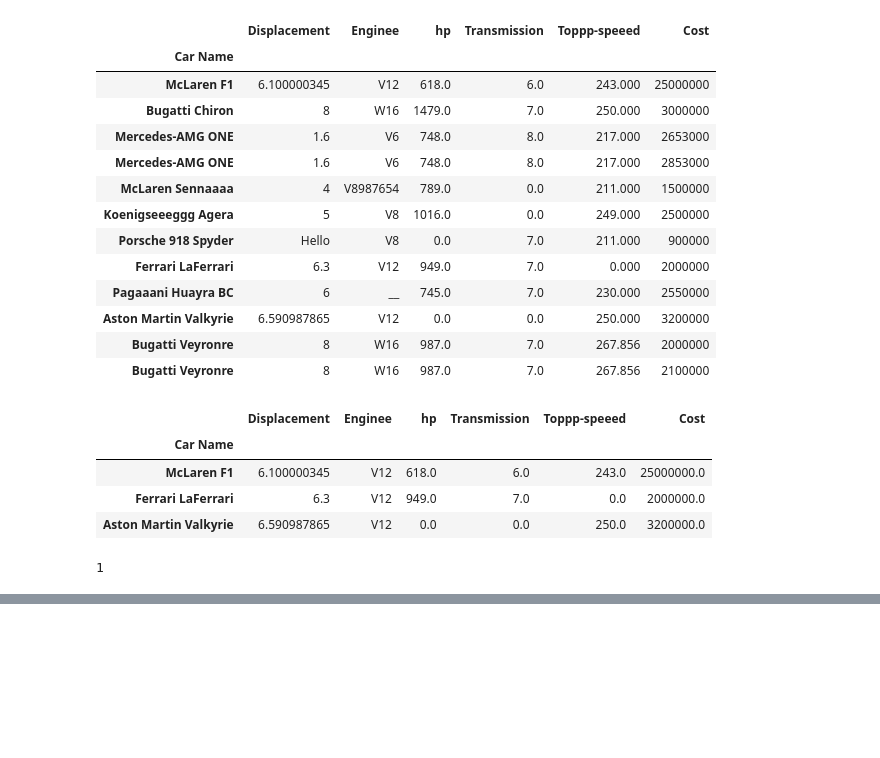
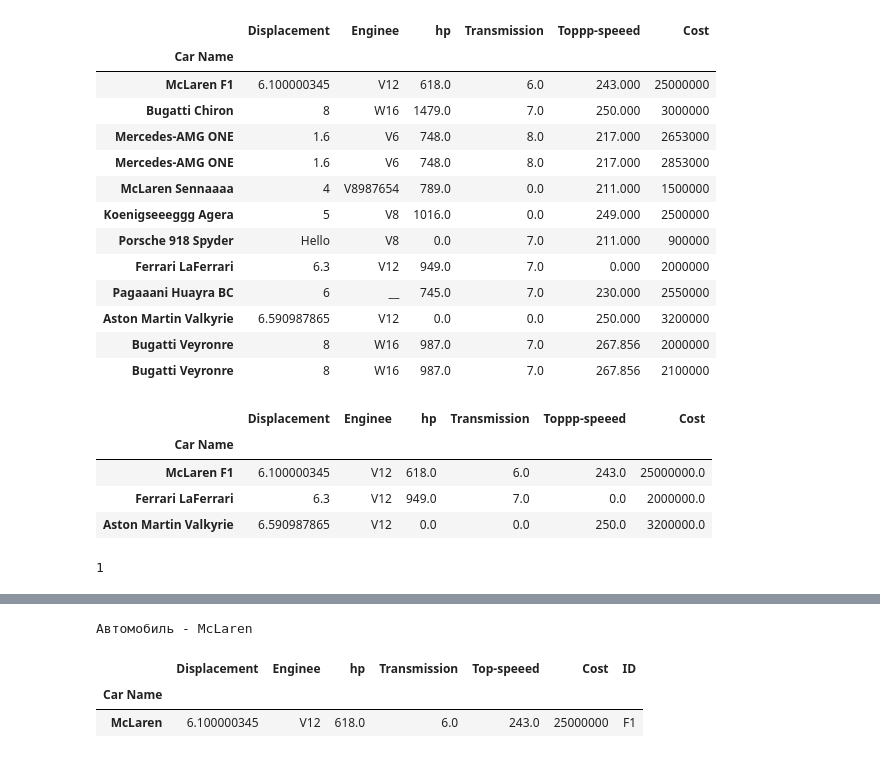
Before and after one commit to Dankrou/Automated_Data_Processing_and_Control_Systems, a Jupyter notebook: Lectures/1_Introduction_to_data_science.ipynb, the cells around one changed output, grey strips where cells are left out. Cells and saved outputs as stored; diff of their text form; code cells hidden in the pictures; blank space fills up the shorter version.

```diff
--- a/Lectures/1_Introduction_to_data_science.ipynb
+++ b/Lectures/1_Introduction_to_data_science.ipynb
@@ -633,0 +679,13 @@ len(df[(df['Enginee'] == 'V6') & (df['Cost'] > 2700000)])
+# %%
+cost = max(df['Cost']) # Максимальная цена
+
+answer = df[(df['Cost'] == cost)]
+
+print('Автомобиль -', answer.index[0])
+
+answer
+# %% [output]
+Автомобиль - McLaren
+|  | Displacement | Enginee | hp | Transmission | Top-speeed | Cost | ID |
+| Car Name |  |  |  |  |  |  |  |
+| McLaren | 6.100000345 | V12 | 618.0 | 6.0 | 243.0 | 25000000 | F1 |
```
Also changed, not shown: parts of 8 cells of this notebook.
